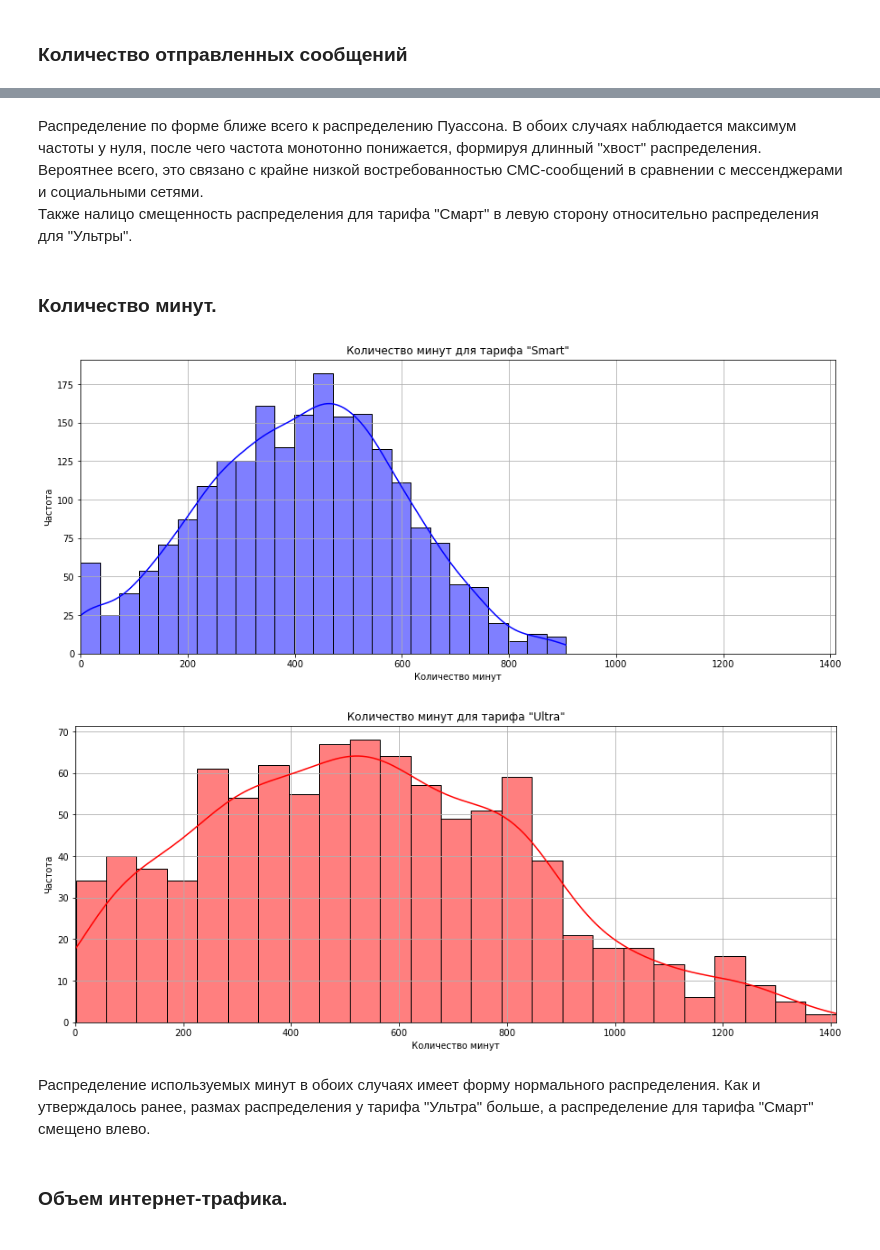
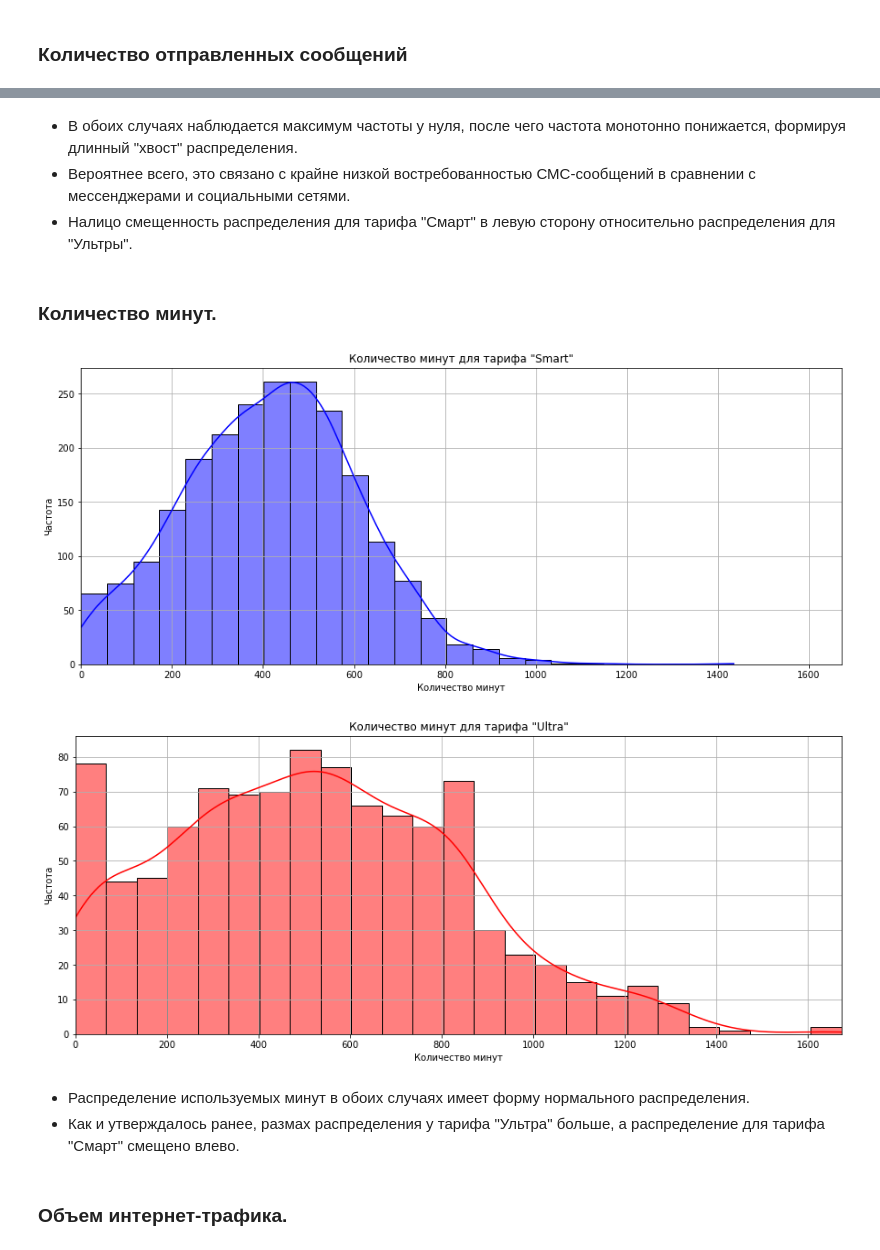
Before and after one commit to urakovdanil/project3_tariffs, a Jupyter notebook: tariffs.ipynb, the cells around one changed output, grey strips where cells are left out. Drawn from its saved outputs; the diff is of its cells as text; code cells hidden in the pictures.

```diff
--- a/tariffs.ipynb
+++ b/tariffs.ipynb
@@ -718,0 +471,6 @@ dtype: int64
+# %%
+messages_pivot = (messages.pivot_table(index=['user_id', 'month_num'],
+                                       values=['id'],
+                                       aggfunc={'id': 'count'})
+                          .rename(columns={'id': 'msg_cnt'}))
+messages_pivot
@@ -718,0 +500,14 @@ dtype: int64
+# %%
+total_pivot = (calls_pivot.merge(messages_pivot,
+                                 on=['user_id', 'month_num'],
+                                 how='outer')
+                          .merge(internet_pivot,
+                                 on=['user_id', 'month_num'],
+                                 how='outer')
+                          .reset_index()
+                          .merge(users[['user_id', 'tariff']],
+                                 on='user_id',
+                                 how='left')
+                          .fillna(0))
+print('Количество абонентов, пользовавшихся услугами связи:', len(total_pivot.reset_index()['user_id'].unique()))
+total_pivot['gb_cnt'] = np.round(total_pivot['mb_cnt'] / 1024, 2)
@@ -806,9 +619,0 @@ plt.show()
-# %%
-total_pivot_cnt_before = len(total_pivot)
-
-filter_smart = '(tariff == "smart" and minutes_cnt < 925 and 1900 < mb_cnt < 31000 and msg_cnt < 110)'
-filter_ultra = '(tariff == "ultra" and minutes_cnt < 1500 and mb_cnt < 50000 and msg_cnt < 190)'
-filter_total = filter_smart + ' or ' + filter_ultra
-total_pivot = total_pivot.query(filter_total)
-total_pivot_cnt_after = len(total_pivot)
-total_pivot
@@ -949,32 +724,39 @@ plt.show()
 # %% [markdown]
-Распределение по форме ближе всего к распределению Пуассона. В обоих случаях наблюдается максимум частоты у нуля, после чего частота монотонно понижается, формируя длинный "хвост" распределения.
-Вероятнее всего, это связано с крайне низкой востребованностью СМС-сообщений в сравнении с мессенджерами и социальными сетями.
-Также налицо смещенность распределения для тарифа "Смарт" в левую сторону относительно распределения для "Ультры".
+* В обоих случаях наблюдается максимум частоты у нуля, после чего частота монотонно понижается, формируя длинный "хвост" распределения.
+* Вероятнее всего, это связано с крайне низкой востребованностью СМС-сообщений в сравнении с мессенджерами и социальными сетями.
+* Налицо смещенность распределения для тарифа "Смарт" в левую сторону относительно распределения для "Ультры".
 # %% [markdown]
 ### Количество минут.
 # %%
 plt.figure(figsize=(15, 6))
 plt.title('Количество минут для тарифа "Smart"')
 plt.grid()
 plt.xlim(0, total_pivot.query('tariff == "ultra"')['minutes_cnt'].max())
 plt.xlabel('Количество минут')
 plt.ylabel('Частота')
-sns.histplot(data=total_pivot.query('tariff == "smart"'), x="minutes_cnt", kde=True, bins=25, color='blue')
+try:
+    sns.histplot(data=total_pivot.query('tariff == "smart"'), x="minutes_cnt", kde=True, bins=25, color='blue')
+except:
+    total_pivot.query('tariff == "smart"')['minutes_cnt'].plot(kind='hist', bins=25, grid=True)
 plt.show()
 
 plt.figure(figsize=(15, 6))
 plt.title('Количество минут для тарифа "Ultra"')
 plt.grid()
 plt.xlabel('Количество минут')
 plt.ylabel('Частота')
 plt.xlim(0, total_pivot.query('tariff == "ultra"')['minutes_cnt'].max())
-sns.histplot(data=total_pivot.query('tariff == "ultra"'), x="minutes_cnt", kde=True, bins=25, color='red')
+try:
+    sns.histplot(data=total_pivot.query('tariff == "ultra"'), x="minutes_cnt", kde=True, bins=25, color='red')
+except:
+    total_pivot.query('tariff == "ultra"')['minutes_cnt'].plot(kind='hist', bins=25, grid=True)
 plt.show()
 # %% [output]
-[figure, old version]
+[figure, new version]
-[figure, old version]
+[figure, new version]
 # %% [markdown]
-Распределение используемых минут в обоих случаях имеет форму нормального распределения. Как и утверждалось ранее, размах распределения у тарифа "Ультра" больше, а распределение для тарифа "Смарт" смещено влево.
+* Распределение используемых минут в обоих случаях имеет форму нормального распределения.
+* Как и утверждалось ранее, размах распределения у тарифа "Ультра" больше, а распределение для тарифа "Смарт" смещено влево.
 # %% [markdown]
 ### Объем интернет-трафика.
 # %%
```
Also changed, not shown: parts of 75 cells of this notebook.
